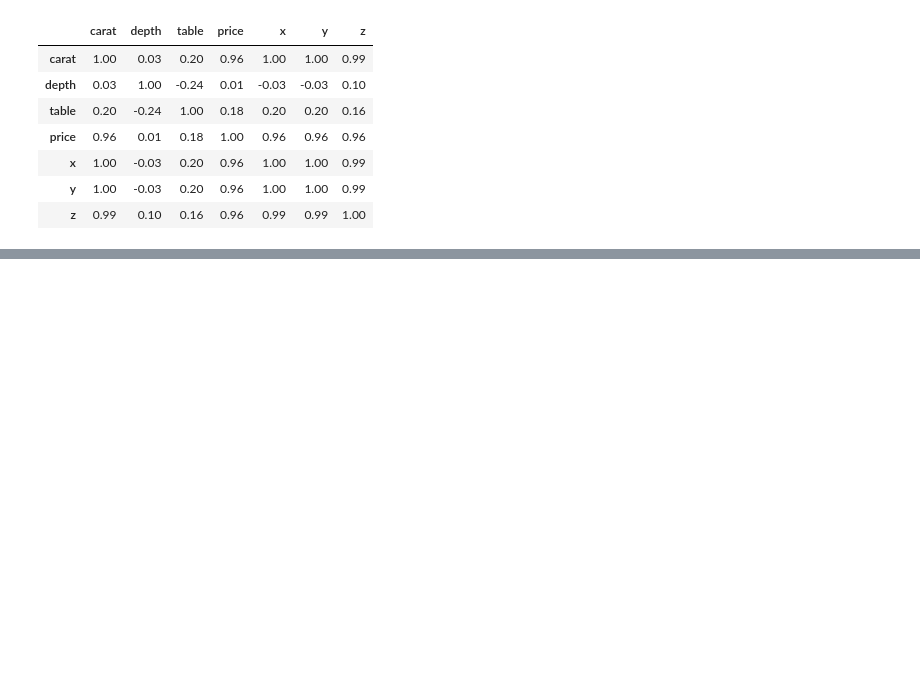
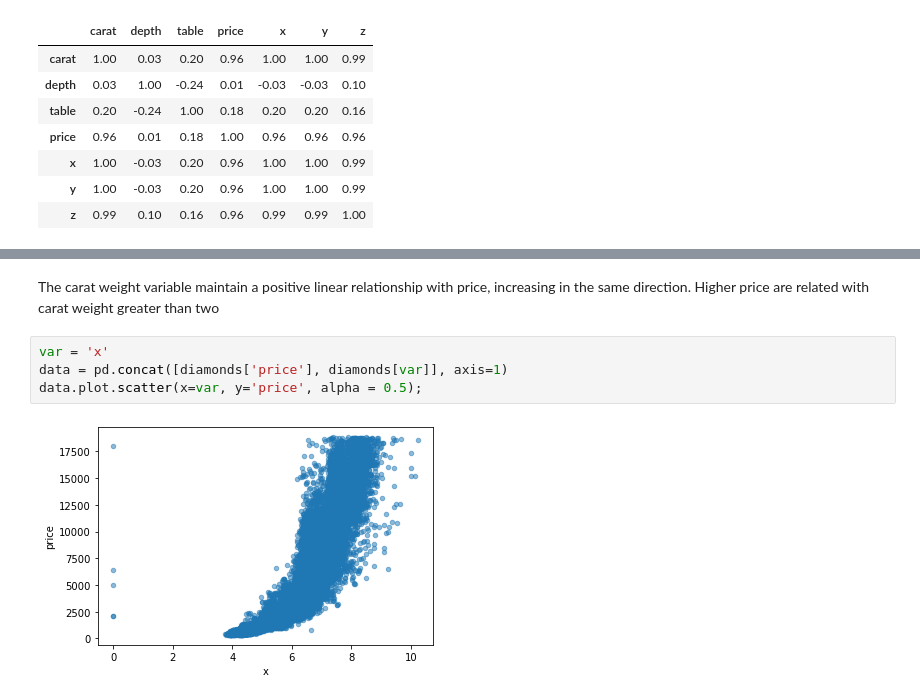
Before and after one commit to ChristianJavierMelo/EDA-visualization-with-Tableau, a Jupyter notebook: notebooks/test.ipynb, the cells around one changed output, grey strips where cells are left out. Saved outputs shown, nothing was run; the diff lists cells and outputs as text; blank space fills up the shorter version.

```diff
--- a/notebooks/test.ipynb
+++ b/notebooks/test.ipynb
@@ -601,0 +661,8 @@ import seaborn as sns
+# %% [markdown]
+The carat weight variable maintain a positive linear relationship with price, increasing in the same direction. Higher price are related with carat weight greater than two
+# %%
+var = 'x'
+data = pd.concat([diamonds['price'], diamonds[var]], axis=1)
+data.plot.scatter(x=var, y='price', alpha = 0.5);
+# %% [output]
+[figure, added]
```
Also changed, not shown: parts of 60 cells of this notebook.
